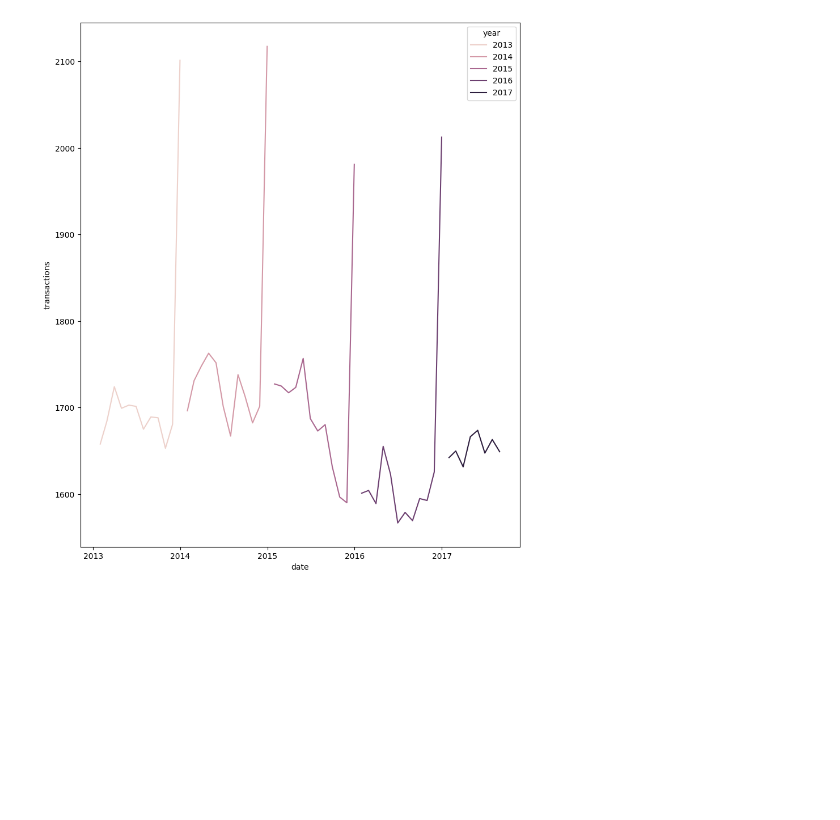
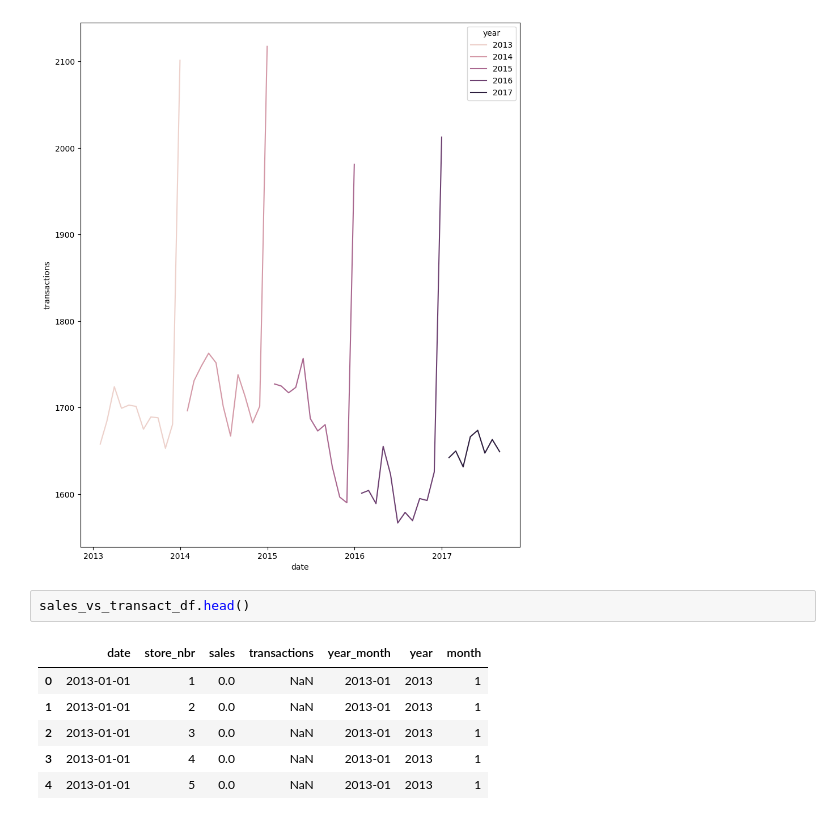
Before and after one commit to Grelatif/Data_Science, a Jupyter notebook: Projects/Temporal_Series/Store_Sales_Forecast/notebooks/notebook.ipynb, the cells around one changed output. Cells and saved outputs as stored; diff of their text form; blank space fills up the shorter version.

```diff
--- a/Projects/Temporal_Series/Store_Sales_Forecast/notebooks/notebook.ipynb
+++ b/Projects/Temporal_Series/Store_Sales_Forecast/notebooks/notebook.ipynb
@@ -366,3 +368,12 @@ sns.lineplot(data = monthly, x = "date", y = "transactions", hue = "year" )
 plt.show()
 # %% [output]
 [figure]
+# %%
+sales_vs_transact_df.head()
+# %% [output]
+|  | date | store_nbr | sales | transactions | year_month | year | month |
+| 0 | 2013-01-01 | 1 | 0.0 | NaN | 2013-01 | 2013 | 1 |
+| 1 | 2013-01-01 | 2 | 0.0 | NaN | 2013-01 | 2013 | 1 |
+| 2 | 2013-01-01 | 3 | 0.0 | NaN | 2013-01 | 2013 | 1 |
+| 3 | 2013-01-01 | 4 | 0.0 | NaN | 2013-01 | 2013 | 1 |
+| 4 | 2013-01-01 | 5 | 0.0 | NaN | 2013-01 | 2013 | 1 |
```
Also changed, not shown: parts of 4 cells of this notebook.
